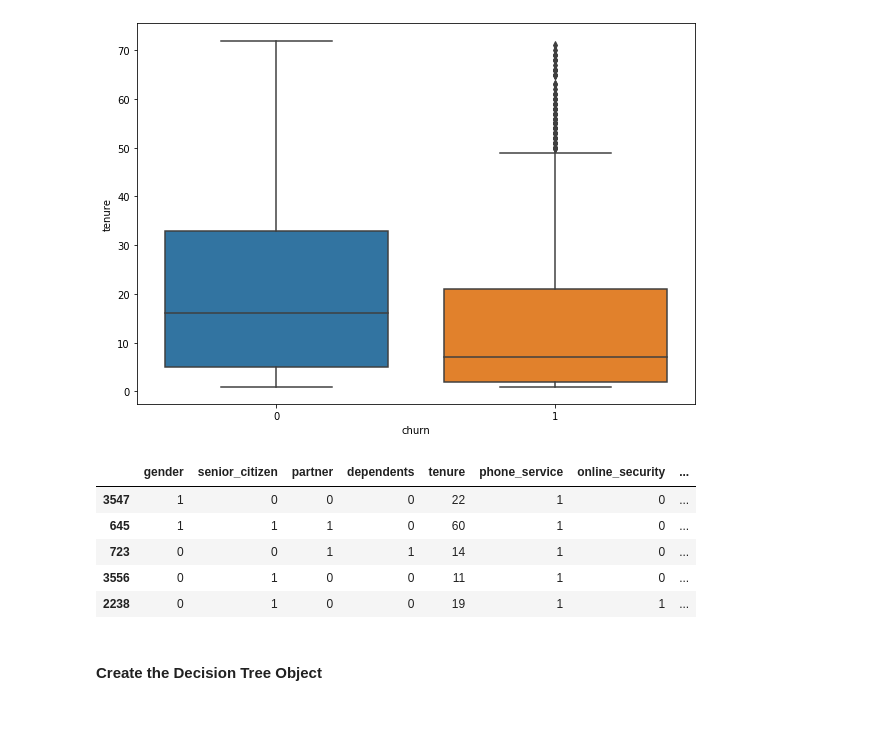
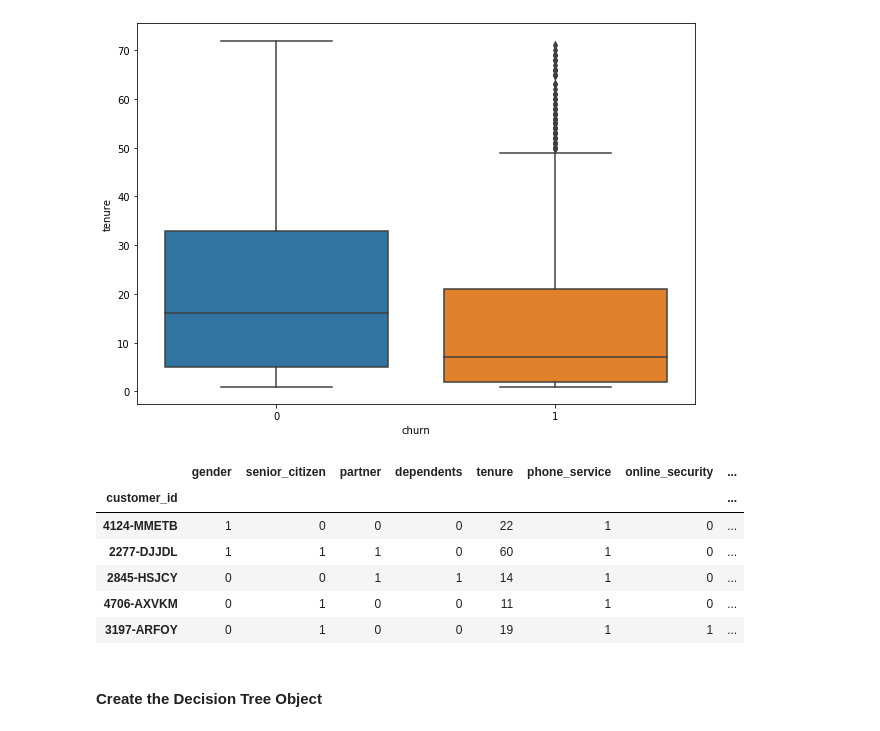
Before and after one commit to Mattsantos541/Telco-Regression-Project, a Jupyter notebook: Telco Classification project.ipynb, the cells around one changed output. Cells and saved outputs as stored; diff of their text form; code cells hidden in the pictures.

```diff
--- a/Telco Classification project.ipynb
+++ b/Telco Classification project.ipynb
@@ -300,8 +313,10 @@ Because the majority of churn (55%) are customers that are on month to month con
 dfmv= acquire.prep_telco_month()
 # %%
 dfmvp=pd.DataFrame(dfmv)
+# %%
+dfmvp = dfmvp.set_index('customer_id')
 # %%
-dfmvp= dfmvp.drop (dfmvp[['customer_id','internet_service_type_id', 'payment_type_id', 'contract_type_id', 'payment_type_id']], axis=1)
+dfmvp= dfmvp.drop (dfmvp[['payment_type_id', 'contract_type_id', 'payment_type_id']], axis=1)
 # %%
 dfmvp= dfmvp.drop (dfmvp[[ 'multiple_lines', 'online_backup', 'payment_type', 'internet_service_type', 'contract_type']], axis=1)
 # %%
@@ -332,19 +347,20 @@ sns.boxplot(x='churn', y='tenure', data=dfmvp)
 # %%
 train2, test2= split_scale.split_my_data(dfmvp, train_ratio=0.8, seed=123)
 # %%
-X2 = dfmvp[['gender','senior_citizen', 'partner', 'dependents', 'tenure', 'phone_service', 'online_security', 'device_protection', 'tech_support', 'streaming_tv', 'streaming_movies', 'paperless_billing', 'monthly_charges', 'total_charges',
+X2 = dfmvp[['gender','senior_citizen', 'partner', 'dependents', 'tenure', 'phone_service', 'online_security', 'device_protection', 'tech_support', 'streaming_tv', 'streaming_movies', 'paperless_billing', 'monthly_charges', 'total_charges','internet_service_type_id'
     ]]
 y2 = dfmvp[['churn']]
 X_train2, X_test2, y_train2, y_test2 = train_test_split(X2, y2, test_size = .30, random_state = 123)
 
 X_train2.head()
 # %% [output]
 |  | gender | senior_citizen | partner | dependents | tenure | phone_service | online_security | ... |
-| 3547 | 1 | 0 | 0 | 0 | 22 | 1 | 0 | ... |
-| 645 | 1 | 1 | 1 | 0 | 60 | 1 | 0 | ... |
-| 723 | 0 | 0 | 1 | 1 | 14 | 1 | 0 | ... |
-| 3556 | 0 | 1 | 0 | 0 | 11 | 1 | 0 | ... |
-| 2238 | 0 | 1 | 0 | 0 | 19 | 1 | 1 | ... |
+| customer_id |  |  |  |  |  |  |  | ... |
+| 4124-MMETB | 1 | 0 | 0 | 0 | 22 | 1 | 0 | ... |
+| 2277-DJJDL | 1 | 1 | 1 | 0 | 60 | 1 | 0 | ... |
+| 2845-HSJCY | 0 | 0 | 1 | 1 | 14 | 1 | 0 | ... |
+| 4706-AXVKM | 0 | 1 | 0 | 0 | 11 | 1 | 0 | ... |
+| 3197-ARFOY | 0 | 1 | 0 | 0 | 19 | 1 | 1 | ... |
 # %% [markdown]
 #### Create the Decision Tree Object
 # %%
```
Also changed, not shown: parts of 31 cells of this notebook, 2 other files.
